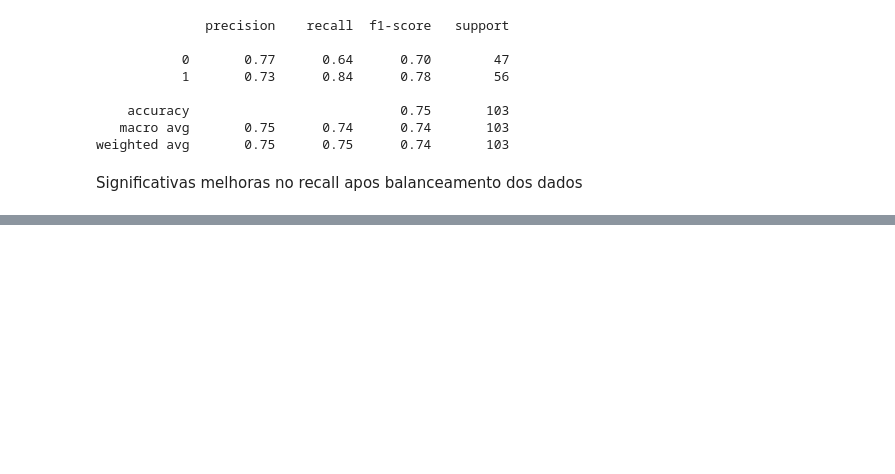
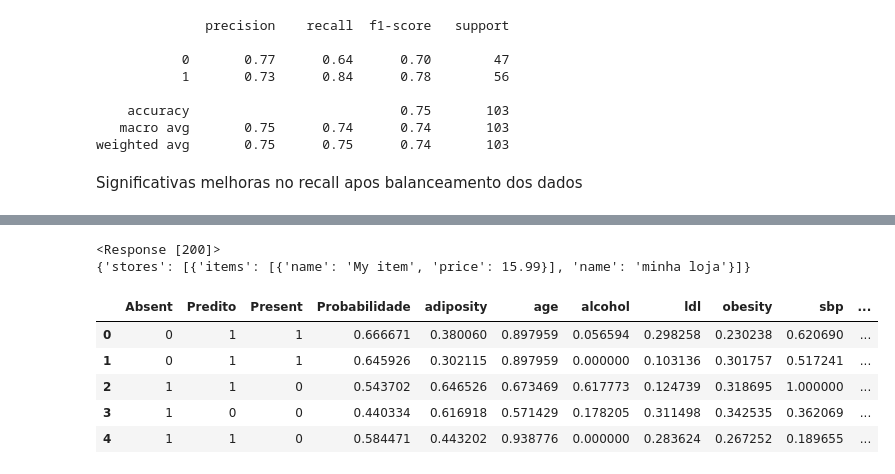
Before and after one commit to Havyx/Pocket_Manual_Jupyter_Notebooks, a Jupyter notebook: savio_regressao_logistica.ipynb, the cells around one changed output, grey strips where cells are left out. Saved outputs shown, nothing was run; the diff lists cells and outputs as text; code cells hidden in the pictures; blank space fills up the shorter version.

```diff
--- a/savio_regressao_logistica.ipynb
+++ b/savio_regressao_logistica.ipynb
@@ -120,7 +126,7 @@ colunas = ['sbp', 'tobacco', 'ldl', 'adiposity', 'typea', 'obesity', 'alcohol',
 # %%
 from sklearn.preprocessing import MinMaxScaler
 scaler = MinMaxScaler(feature_range=(0, 1))
-df_s = df.copy(* Lembrar de treinar o algorimo from scratch quando estudar js)
+df_s = df.copy()
 df_s[colunas] = scaler.fit_transform(df[colunas])
 df_s
 # %% [output]
@@ -177,0 +280,64 @@ Significativas melhoras no recall apos balanceamento dos dados
+# %%
+import requests
+
+# api-endpoint
+URL = "http://127.0.0.1:3000/store"
+
+# location given here
+location = "store"
+
+# defining a params dict for the parameters to be sent to the API
+PARAMS = {'address':location}
+
+# sending get request and saving the response as response object
+r = requests.get(url = URL)
+print(r)
+# extracting data in json format
+data = r.json()
+print(data)
+# extracting latitude, longitude and formatted address
+# # of the first matching location
+# latitude = data['results'][0]['geometry']['location']['lat']
+# longitude = data['results'][0]['geometry']['location']['lng']
+# formatted_address = data['results'][0]['formatted_address']
+
+# # printing the output
+# print("Latitude:%s\nLongitude:%s\nFormatted Address:%s"
+#       %(latitude, longitude,formatted_address))
+# %% [output]
+<Response [200]>
+{'stores': [{'items': [{'name': 'My item', 'price': 15.99}], 'name': 'minha loja'}]}
+# %%
+# importing the requests library
+import requests
+
+# defining the api-endpoint
+API_ENDPOINT = "http://127.0.0.1:3000/model"
+
+# your API key here
+API_KEY = "XXXXXXXXXXXXXXXXX"
+
+# your source code here
+source_code = '''
+print("Hello, world!")
+a = 1
+b = 2
+print(a + b)
+'''
+df_to_dict_data = X_test.sample(5).to_dict(orient='list')
+post_data = {'dataset ID': "makis", 'date start': "1", 'date end': "2", 'payload': df_to_dict_data}
+
+# sending post request and saving response as response object
+r = requests.post(url = API_ENDPOINT, json = post_data)
+df = r.json()
+# extracting response text
+#pastebin_url = r.text
+#print("The pastebin URL is:%s"%pastebin_url)
+pd.DataFrame(df)
+# %% [output]
+|  | Absent | Predito | Present | Probabilidade | adiposity | age | alcohol | ldl | obesity | sbp | ... |
+| 0 | 0 | 1 | 1 | 0.666671 | 0.380060 | 0.897959 | 0.056594 | 0.298258 | 0.230238 | 0.620690 | ... |
+| 1 | 0 | 1 | 1 | 0.645926 | 0.302115 | 0.897959 | 0.000000 | 0.103136 | 0.301757 | 0.517241 | ... |
+| 2 | 1 | 1 | 0 | 0.543702 | 0.646526 | 0.673469 | 0.617773 | 0.124739 | 0.318695 | 1.000000 | ... |
+| 3 | 1 | 0 | 0 | 0.440334 | 0.616918 | 0.571429 | 0.178205 | 0.311498 | 0.342535 | 0.362069 | ... |
+| 4 | 1 | 1 | 0 | 0.584471 | 0.443202 | 0.938776 | 0.000000 | 0.283624 | 0.267252 | 0.189655 | ... |
```
Also changed, not shown: parts of 12 cells of this notebook, 3 other files.
